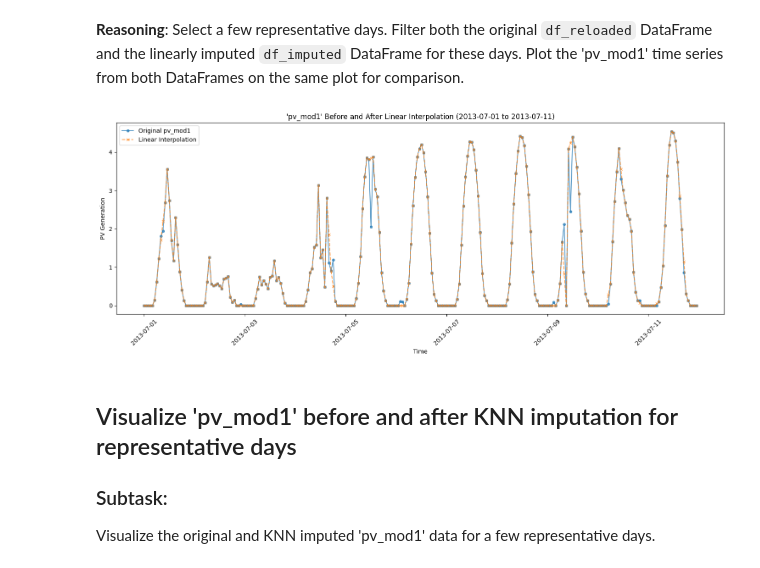
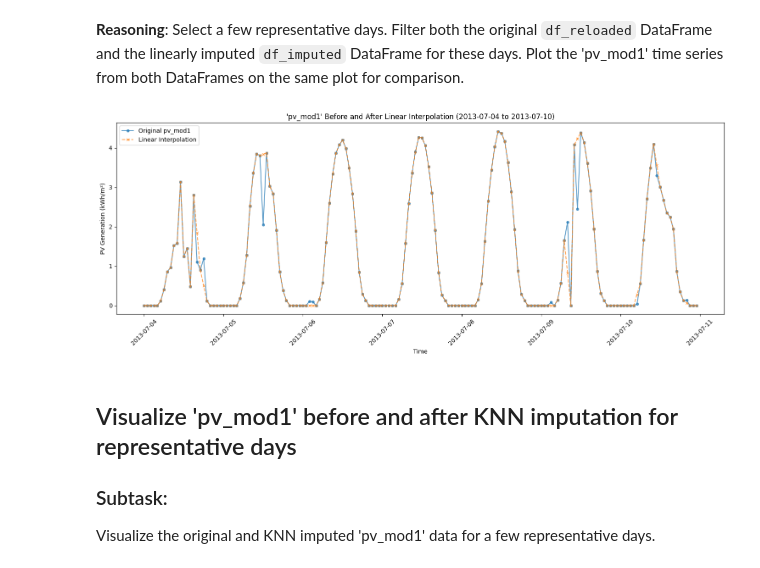
Before and after one commit to asonidou/Energy-Data, a Jupyter notebook: jupyter.ipynb, the cells around one changed output. Cells and saved outputs as stored; diff of their text form; code cells hidden in the pictures.

```diff
--- a/jupyter.ipynb
+++ b/jupyter.ipynb
@@ -830,35 +833,35 @@ import pandas as pd
 df_reloaded['timestamp'] = pd.to_datetime(df_reloaded['timestamp'])
 df_imputed['timestamp'] = pd.to_datetime(df_imputed['timestamp'])
 
 
 # Create the 'date' column in df_reloaded and df_imputed
 df_reloaded['date'] = df_reloaded['timestamp'].dt.date
 df_imputed['date'] = df_imputed['timestamp'].dt.date
 
 
 # Select a few representative days (e.g., the first 2 days)
-representative_days = df_reloaded['date'].unique()[:11]
+representative_days = df_reloaded['date'].unique()[3:10]
 
 # Filter the original and imputed DataFrames for the selected days
 df_original_subset = df_reloaded[df_reloaded['date'].isin(representative_days)].copy()
 df_imputed_subset = df_imputed[df_imputed['date'].isin(representative_days)].copy()
 
 
 # Plot the 'pv_mod1' time series before and after interpolation for the selected days
 plt.figure(figsize=(15, 6))
 plt.plot(df_original_subset['timestamp'], df_original_subset['pv_mod1'], label='Original pv_mod1', marker='o', linestyle='-', markersize=4, alpha=0.7)
 plt.plot(df_imputed_subset['timestamp'], df_imputed_subset['pv_mod1'], label='Linear Interpolation', marker='x', linestyle='--', markersize=4, alpha=0.7)
 
 plt.title(f"'pv_mod1' Before and After Linear Interpolation ({representative_days[0]} to {representative_days[-1]})")
 plt.xlabel('Time')
 plt.ylabel('PV Generation (kWh/m²)')
 plt.legend()
 plt.grid(False)
 plt.xticks(rotation=45)
 plt.tight_layout()
 plt.show()
 # %% [output]
-[figure, old version]
+[figure, new version]
 # %% [markdown]
 ## Visualize 'pv_mod1' before and after KNN imputation for representative days
 
```
Also changed, not shown: parts of 14 cells of this notebook.
